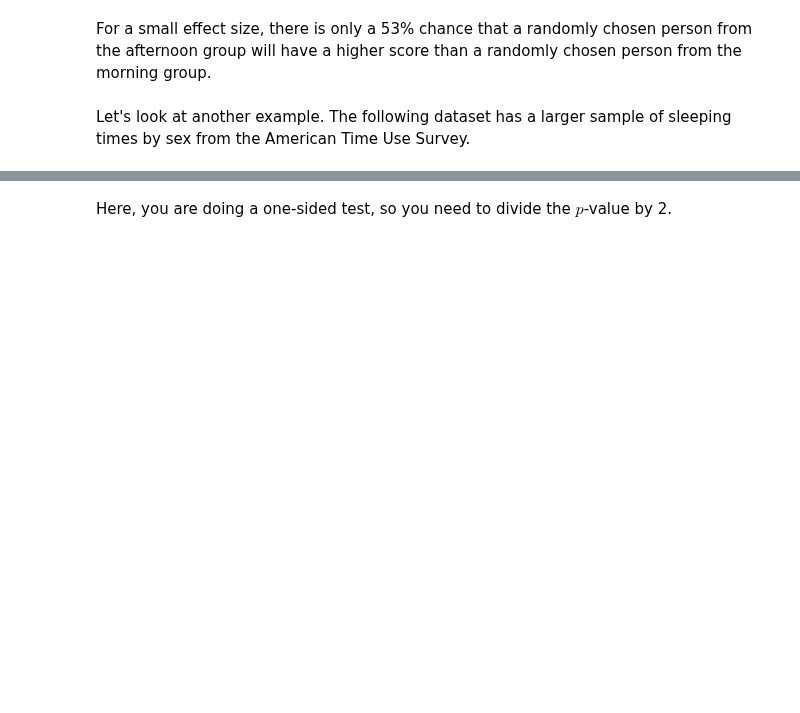
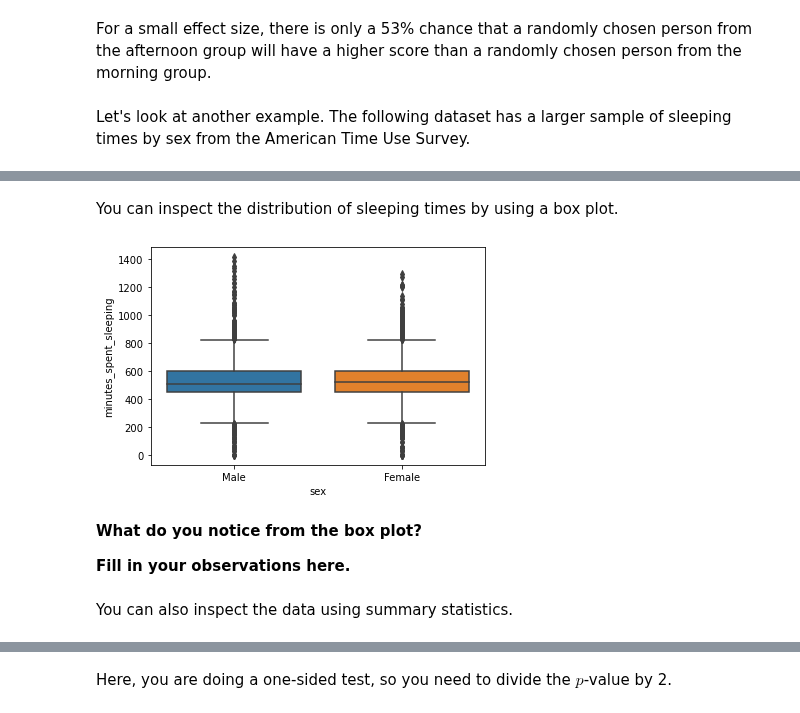
Before and after one commit to NSS-Data-Instructional-Stuff/stats-for-data-science, a Jupyter notebook: notebooks/Notebook_05c_Hypothesis_Testing_Part_3_Effect_Size.ipynb, the cells around one changed output, grey strips where cells are left out. Cells and saved outputs as stored; diff of their text form; code cells hidden in the pictures; blank space fills up the shorter version.

```diff
--- a/notebooks/Notebook_05c_Hypothesis_Testing_Part_3_Effect_Size.ipynb
+++ b/notebooks/Notebook_05c_Hypothesis_Testing_Part_3_Effect_Size.ipynb
@@ -153,2 +207,14 @@ sleeping_times = pd.read_csv('../data/atus_sleeping_large_sample.csv')
+# %% [markdown]
+You can inspect the distribution of sleeping times by using a box plot.
+# %%
+sns.boxplot(data = sleeping_times, x = 'sex', y = 'minutes_spent_sleeping');
+# %% [output]
+[figure, added]
+# %% [markdown]
+**What do you notice from the box plot?**
+
+**Fill in your observations here.**
+# %% [markdown]
+You can also inspect the data using summary statistics.
 # %%
 sleeping_times.groupby('sex').minutes_spent_sleeping.agg(['mean', 'std', 'count'])
```
Also changed, not shown: parts of 40 cells of this notebook, 1 other file.
